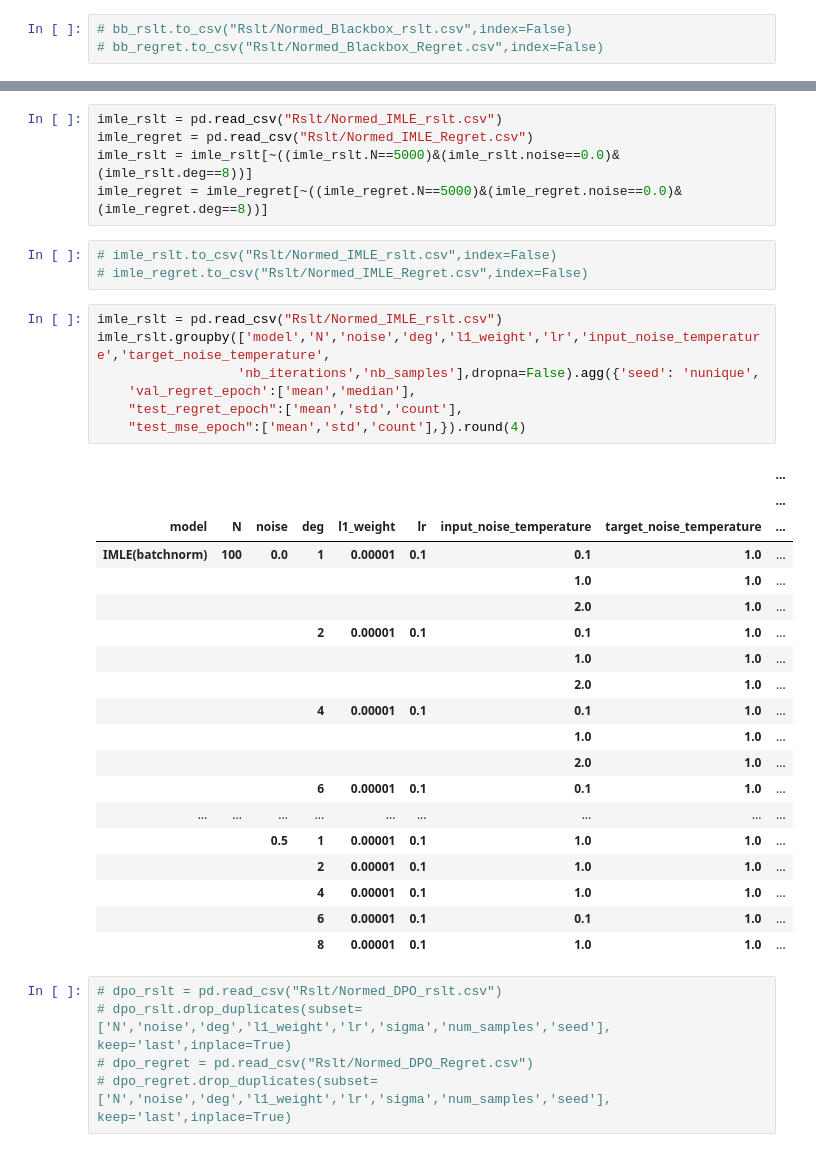
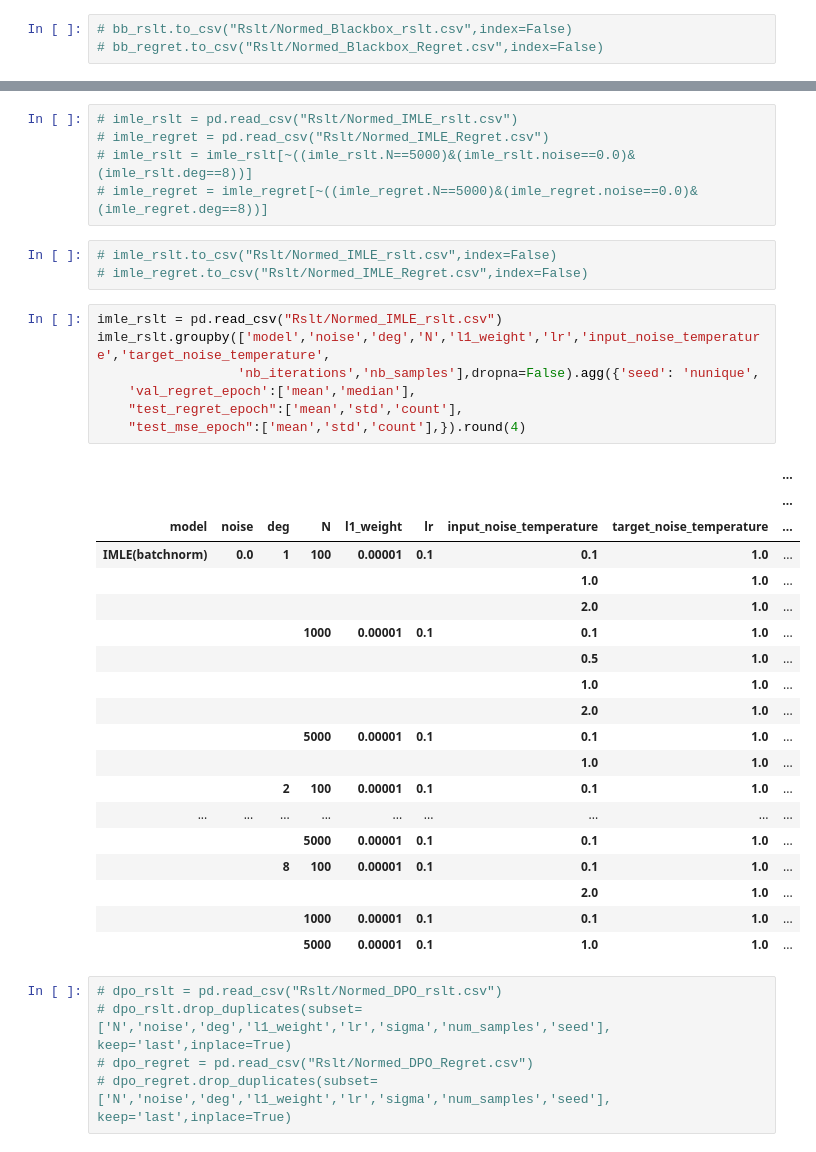
Before and after one commit to PredOpt/predopt-benchmarks, a Jupyter notebook: SPOSP/ResultIn Tabular.ipynb, the cells around one changed output, grey strips where cells are left out. Saved outputs shown, nothing was run; the diff lists cells and outputs as text.

```diff
--- a/SPOSP/ResultIn Tabular.ipynb
+++ b/SPOSP/ResultIn Tabular.ipynb
@@ -188,38 +188,38 @@ bb_rslt.groupby(['model','N','noise','deg','l1_weight','lr','mu'],dropna=False).
 # %%
-imle_rslt = pd.read_csv("Rslt/Normed_IMLE_rslt.csv")
-imle_regret = pd.read_csv("Rslt/Normed_IMLE_Regret.csv")
-imle_rslt = imle_rslt[~((imle_rslt.N==5000)&(imle_rslt.noise==0.0)&(imle_rslt.deg==8))]
-imle_regret = imle_regret[~((imle_regret.N==5000)&(imle_regret.noise==0.0)&(imle_regret.deg==8))]
+# imle_rslt = pd.read_csv("Rslt/Normed_IMLE_rslt.csv")
+# imle_regret = pd.read_csv("Rslt/Normed_IMLE_Regret.csv")
+# imle_rslt = imle_rslt[~((imle_rslt.N==5000)&(imle_rslt.noise==0.0)&(imle_rslt.deg==8))]
+# imle_regret = imle_regret[~((imle_regret.N==5000)&(imle_regret.noise==0.0)&(imle_regret.deg==8))]
 # %%
 # imle_rslt.to_csv("Rslt/Normed_IMLE_rslt.csv",index=False)
 # imle_regret.to_csv("Rslt/Normed_IMLE_Regret.csv",index=False)
 # %%
 imle_rslt = pd.read_csv("Rslt/Normed_IMLE_rslt.csv")
-imle_rslt.groupby(['model','N','noise','deg','l1_weight','lr','input_noise_temperature','target_noise_temperature',
+imle_rslt.groupby(['model','noise','deg','N','l1_weight','lr','input_noise_temperature','target_noise_temperature',
                   'nb_iterations','nb_samples'],dropna=False).agg({'seed': 'nunique',
     'val_regret_epoch':['mean','median'],
     "test_regret_epoch":['mean','std','count'],
     "test_mse_epoch":['mean','std','count'],}).round(4)
 # %% [output]
 |  |  |  |  |  |  |  |  | ... |
 |  |  |  |  |  |  |  |  | ... |
-| model | N | noise | deg | l1_weight | lr | input_noise_temperature | target_noise_temperature | ... |
-| IMLE(batchnorm) | 100 | 0.0 | 1 | 0.00001 | 0.1 | 0.1 | 1.0 | ... |
+| model | noise | deg | N | l1_weight | lr | input_noise_temperature | target_noise_temperature | ... |
+| IMLE(batchnorm) | 0.0 | 1 | 100 | 0.00001 | 0.1 | 0.1 | 1.0 | ... |
 |  |  |  |  |  |  | 1.0 | 1.0 | ... |
 |  |  |  |  |  |  | 2.0 | 1.0 | ... |
-|  |  |  | 2 | 0.00001 | 0.1 | 0.1 | 1.0 | ... |
+|  |  |  | 1000 | 0.00001 | 0.1 | 0.1 | 1.0 | ... |
+|  |  |  |  |  |  | 0.5 | 1.0 | ... |
 |  |  |  |  |  |  | 1.0 | 1.0 | ... |
 |  |  |  |  |  |  | 2.0 | 1.0 | ... |
-|  |  |  | 4 | 0.00001 | 0.1 | 0.1 | 1.0 | ... |
+|  |  |  | 5000 | 0.00001 | 0.1 | 0.1 | 1.0 | ... |
 |  |  |  |  |  |  | 1.0 | 1.0 | ... |
+|  |  | 2 | 100 | 0.00001 | 0.1 | 0.1 | 1.0 | ... |
+| ... | ... | ... | ... | ... | ... | ... | ... | ... |
+|  |  |  | 5000 | 0.00001 | 0.1 | 0.1 | 1.0 | ... |
+|  |  | 8 | 100 | 0.00001 | 0.1 | 0.1 | 1.0 | ... |
 |  |  |  |  |  |  | 2.0 | 1.0 | ... |
-|  |  |  | 6 | 0.00001 | 0.1 | 0.1 | 1.0 | ... |
-| ... | ... | ... | ... | ... | ... | ... | ... | ... |
-|  |  | 0.5 | 1 | 0.00001 | 0.1 | 1.0 | 1.0 | ... |
-|  |  |  | 2 | 0.00001 | 0.1 | 1.0 | 1.0 | ... |
-|  |  |  | 4 | 0.00001 | 0.1 | 1.0 | 1.0 | ... |
-|  |  |  | 6 | 0.00001 | 0.1 | 0.1 | 1.0 | ... |
-|  |  |  | 8 | 0.00001 | 0.1 | 1.0 | 1.0 | ... |
+|  |  |  | 1000 | 0.00001 | 0.1 | 0.1 | 1.0 | ... |
+|  |  |  | 5000 | 0.00001 | 0.1 | 1.0 | 1.0 | ... |
 # %%
 # dpo_rslt = pd.read_csv("Rslt/Normed_DPO_rslt.csv")
 # dpo_rslt.drop_duplicates(subset=['N','noise','deg','l1_weight','lr','sigma','num_samples','seed'], keep='last',inplace=True)
```
Also changed, not shown: parts of 4 cells of this notebook, 7 other files.
